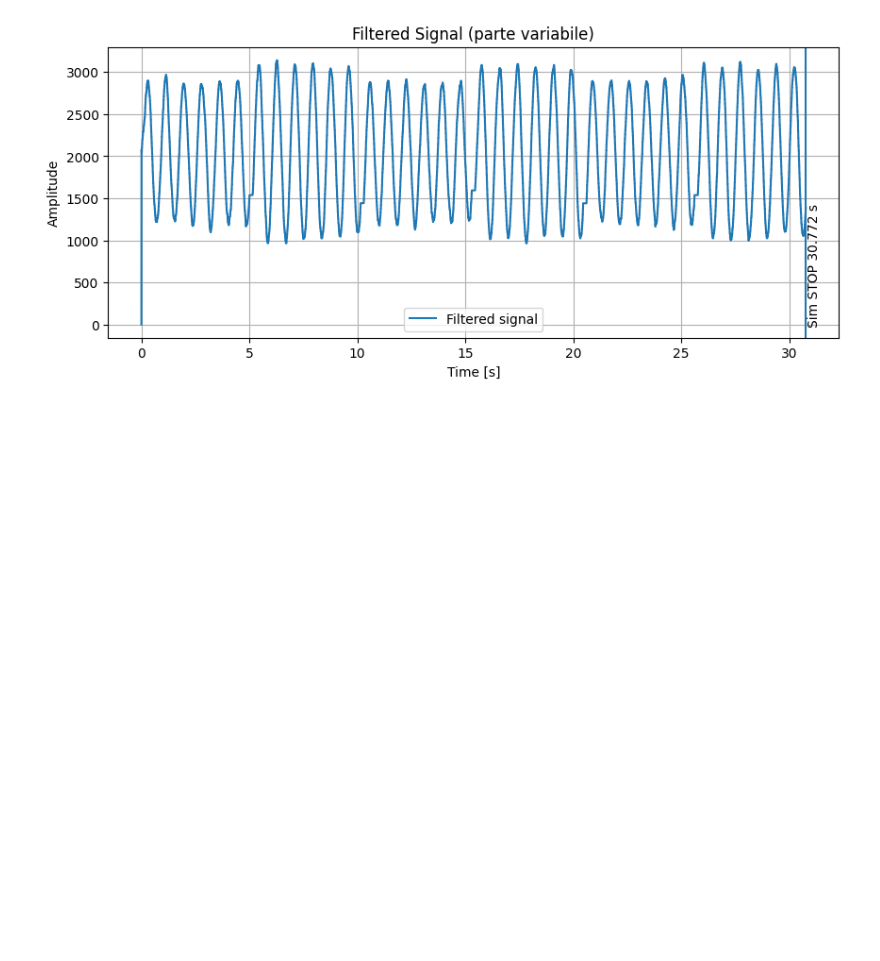
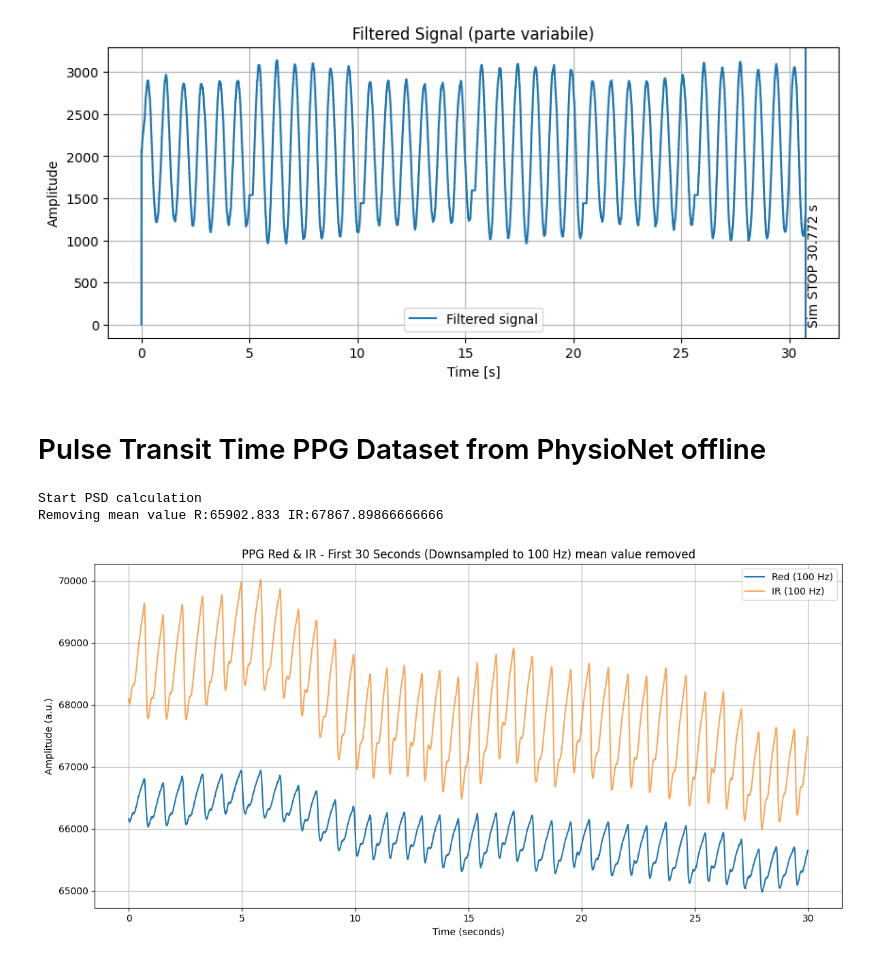
Before and after one commit to Tonyb94/PPG-Signal-Processing, a Jupyter notebook: offline_analysis/notebooks/filter_design.ipynb, the cells around one changed output. Drawn from its saved outputs; the diff is of its cells as text; code cells hidden in the pictures; blank space fills up the shorter version.

Commit message:
Added Analysis for PTT patitent 10 from Physionet Dataset

```diff
--- a/offline_analysis/notebooks/filter_design.ipynb
+++ b/offline_analysis/notebooks/filter_design.ipynb
@@ -138,3 +138,16 @@ plt.legend()
 plt.show()
 # %% [output]
 [figure]
+# %% [markdown]
+# Pulse Transit Time PPG Dataset from PhysioNet offline #
+# %%
+import scipy.signal
+from scipy.signal import welch, find_peaks
+
+# =====================
+# Parametri
+# =====================
+original_fs = 500
+target_fs = 100
+decimation_factor = original_fs // target_fs  # 5
+seconds_to_plot = 30
@@ -140,0 +186,21 @@ plt.show()
+# %%
+print('Start PSD calculation')
+print(f'Removing mean value R:{mean_red_ds} IR:{mean_ir_ds}')
+#scipy.signal.welch
+plt.figure(figsize=(12,6))
+
+plt.plot(time_ds, red_ds, label="Red (100 Hz)")
+plt.plot(time_ds, ir_ds, label="IR (100 Hz)", alpha=0.7)
+
+plt.xlabel("Time (seconds)")
+plt.ylabel("Amplitude (a.u.)")
+plt.title(f"PPG Red & IR - First {seconds_to_plot} Seconds (Downsampled to 100 Hz) mean value removed")
+plt.legend()
+plt.grid(True)
+
+plt.tight_layout()
+plt.show()
+# %% [output]
+Start PSD calculation
+Removing mean value R:65902.833 IR:67867.89866666666
+[figure, added]
```
Also changed, not shown: parts of 2 cells of this notebook, 2 other files.
